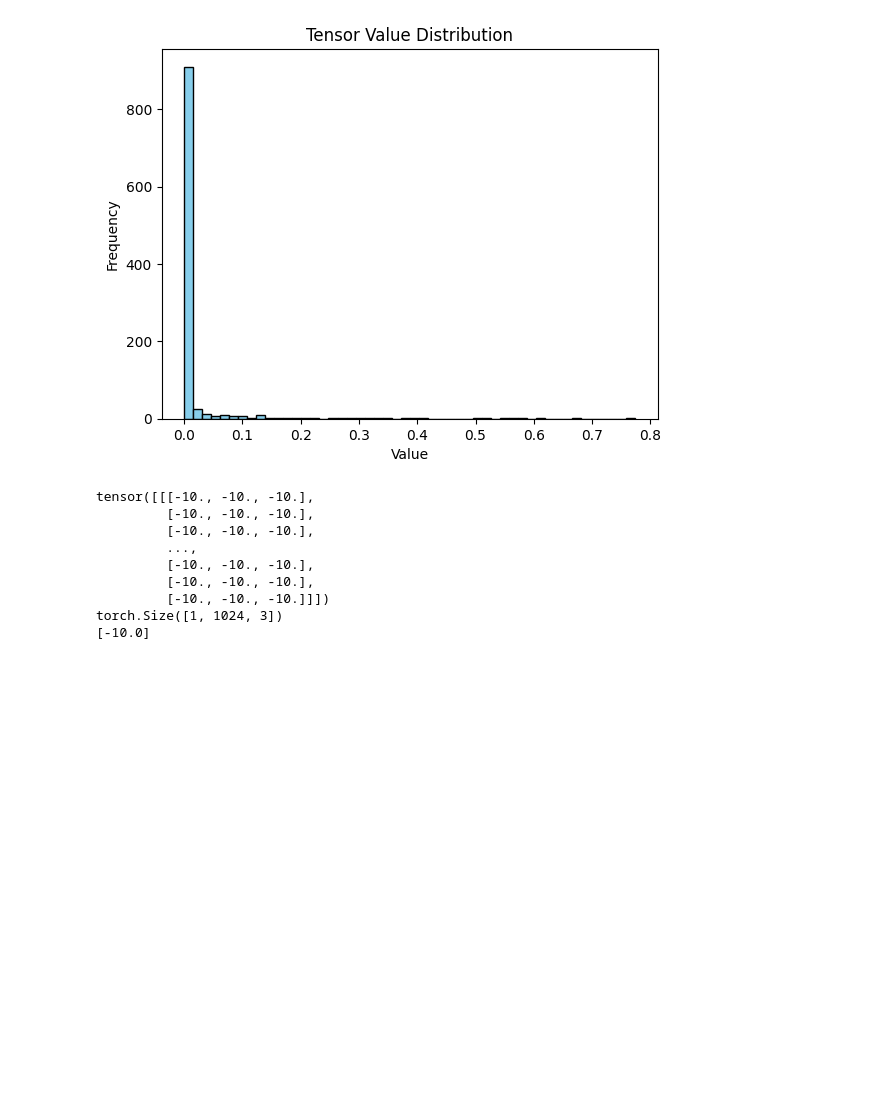
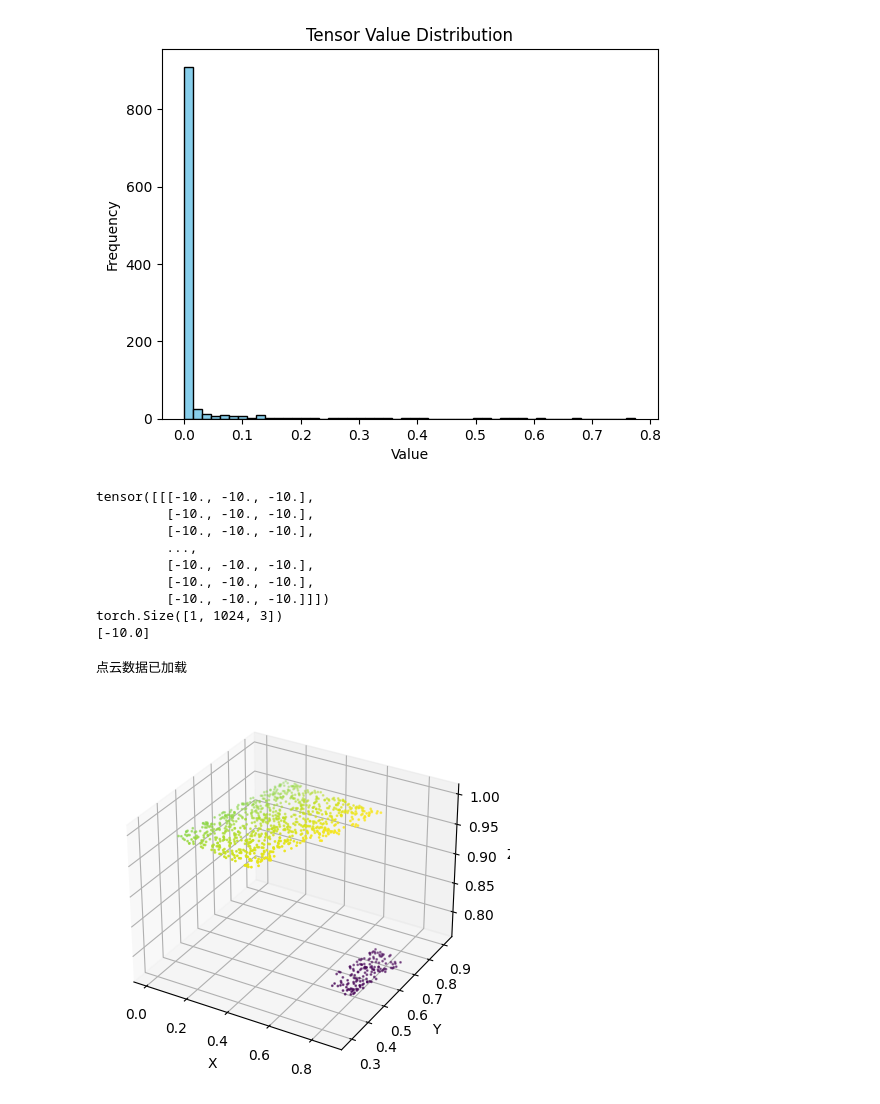
Before and after one commit to ranhaogong/Point2Roof, a Jupyter notebook: visualization.ipynb, the cells around one changed output. Cells and saved outputs as stored; diff of their text form; code cells hidden in the pictures; blank space fills up the shorter version.

```diff
--- a/visualization.ipynb
+++ b/visualization.ipynb
@@ -184,3 +182,44 @@ tensor([[[-10., -10., -10.],
          [-10., -10., -10.]]])
 torch.Size([1, 1024, 3])
 [-10.0]
+# %%
+import numpy as np
+import matplotlib.pyplot as plt
+from mpl_toolkits.mplot3d import Axes3D
+
+def visualize_point_cloud(points):
+    """
+    可视化点云数据。
+
+    参数:
+        points (np.ndarray): 点云数据，形状为 (N, 3)，每一行表示一个三维坐标 (x, y, z)。
+    """
+    # 创建一个三维坐标轴
+    fig = plt.figure()
+    ax = fig.add_subplot(111, projection='3d')
+
+    # 提取x, y, z坐标
+    x = points[:, 0]
+    y = points[:, 1]
+    z = points[:, 2]
+
+    # 绘制3D散点图
+    ax.scatter(x, y, z, c=z, cmap='viridis', s=1)  # c=z 设置颜色映射，s=1 设置点的大小
+
+    # 设置坐标轴标签
+    ax.set_xlabel('X')
+    ax.set_ylabel('Y')
+    ax.set_zlabel('Z')
+
+    # 显示图形
+    plt.show()
+
+# 加载保存的点云数据
+loaded_points = np.load('point_cloud.npy')
+print("点云数据已加载")
+
+# 可视化点云
+visualize_point_cloud(loaded_points)
+# %% [output]
+点云数据已加载
+[figure, added]
```
Also changed, not shown: parts of 1 cell of this notebook, 7 other files.
